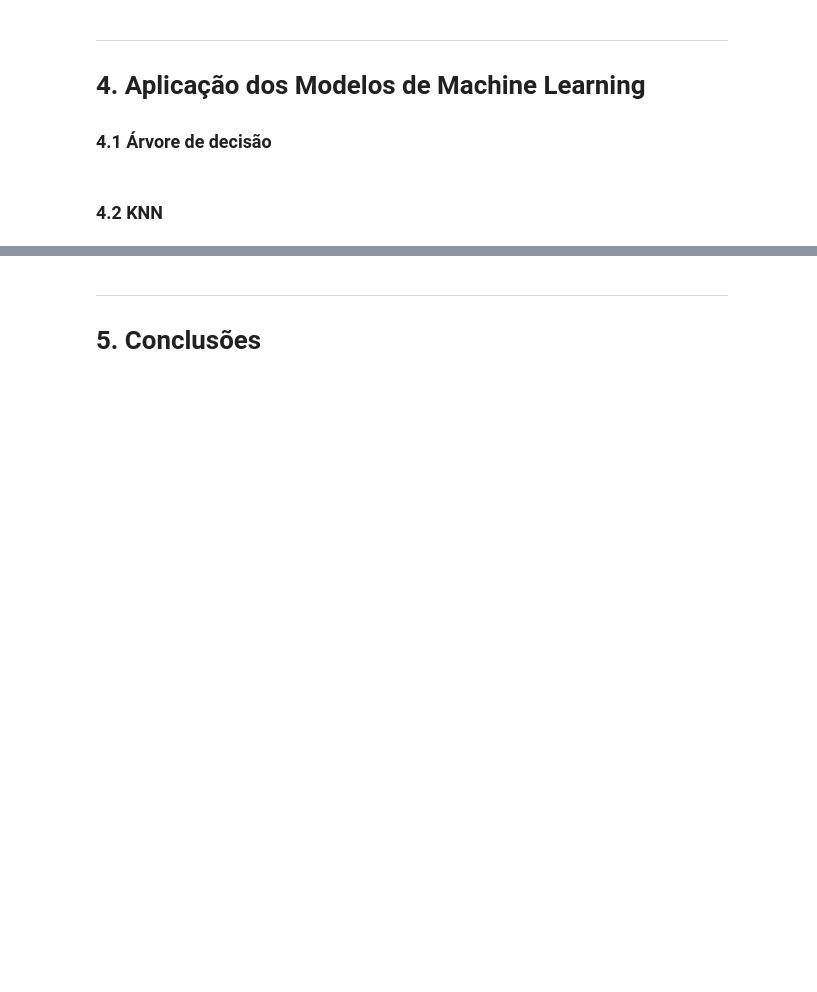
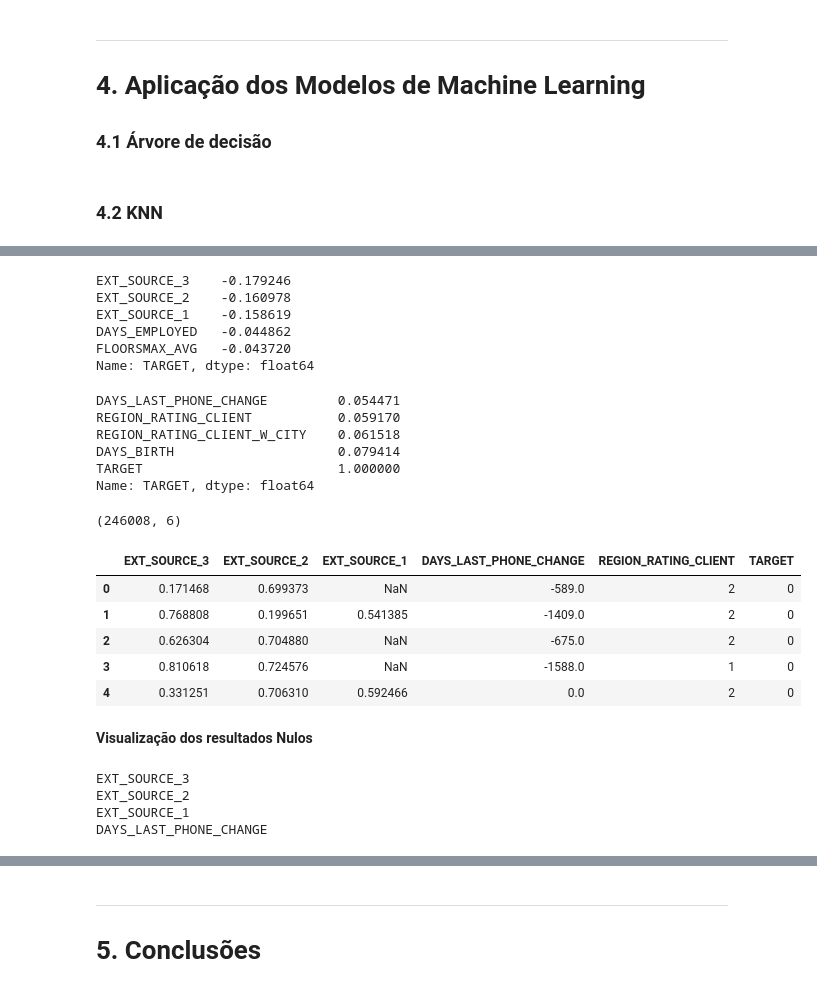
Before and after one commit to dehscardoso/lets_code_projeto_machine_learning, a Jupyter notebook: Projeto-Machine-Learning-I.ipynb, the cells around one changed output, grey strips where cells are left out. Cells and saved outputs as stored; diff of their text form; code cells hidden in the pictures; blank space fills up the shorter version.

```diff
--- a/Projeto-Machine-Learning-I.ipynb
+++ b/Projeto-Machine-Learning-I.ipynb
@@ -177,0 +206,9 @@ credito_imoveis_df_copy = credito_imoveis_df.copy()
+# %%
+def reading_dataframe(path, sep=None):
+
+  """ Leitura de um arquivo csv"""
+
+  dataframe = pd.read_csv(path, sep=sep)
+  return dataframe
+# %%
+df_credit_train= reading_dataframe("application_train.csv")
@@ -177,0 +232,36 @@ credito_imoveis_df_copy = credito_imoveis_df.copy()
+# %%
+corr_sorting.head(n=5)
+# %% [output]
+EXT_SOURCE_3    -0.179246
+EXT_SOURCE_2    -0.160978
+EXT_SOURCE_1    -0.158619
+DAYS_EMPLOYED   -0.044862
+FLOORSMAX_AVG   -0.043720
+Name: TARGET, dtype: float64
+# %%
+corr_sorting.tail(n=5)
+# %% [output]
+DAYS_LAST_PHONE_CHANGE         0.054471
+REGION_RATING_CLIENT           0.059170
+REGION_RATING_CLIENT_W_CITY    0.061518
+DAYS_BIRTH                     0.079414
+TARGET                         1.000000
+Name: TARGET, dtype: float64
+# %%
+credit_train_5 = df_credit_train[['EXT_SOURCE_3', 'EXT_SOURCE_2','EXT_SOURCE_1',
+                                  'DAYS_LAST_PHONE_CHANGE','REGION_RATING_CLIENT','TARGET']]
+# %%
+credit_train_5.shape
+# %% [output]
+(246008, 6)
+# %%
+credit_train_5.head()
+# %% [output]
+|  | EXT_SOURCE_3 | EXT_SOURCE_2 | EXT_SOURCE_1 | DAYS_LAST_PHONE_CHANGE | REGION_RATING_CLIENT | TARGET |
+| 0 | 0.171468 | 0.699373 | NaN | -589.0 | 2 | 0 |
+| 1 | 0.768808 | 0.199651 | 0.541385 | -1409.0 | 2 | 0 |
+| 2 | 0.626304 | 0.704880 | NaN | -675.0 | 2 | 0 |
+| 3 | 0.810618 | 0.724576 | NaN | -1588.0 | 1 | 0 |
+| 4 | 0.331251 | 0.706310 | 0.592466 | 0.0 | 2 | 0 |
+# %% [markdown]
+**Visualização dos resultados Nulos**
@@ -177,0 +279,7 @@ credito_imoveis_df_copy = credito_imoveis_df.copy()
+# %%
+column_empty(credit_train_5)
+# %% [output]
+EXT_SOURCE_3
+EXT_SOURCE_2
+EXT_SOURCE_1
+DAYS_LAST_PHONE_CHANGE
```
Also changed, not shown: parts of 23 cells of this notebook.
